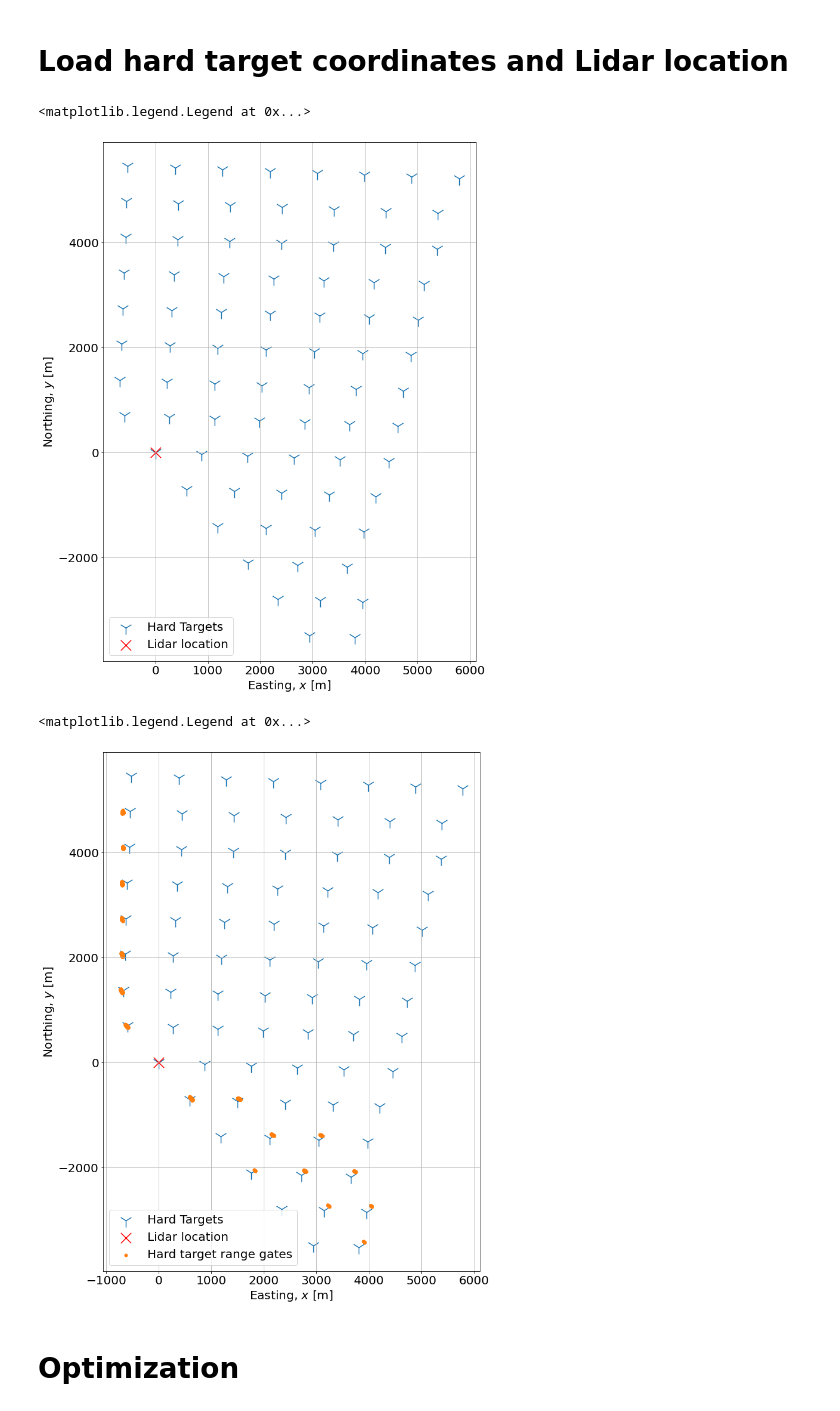
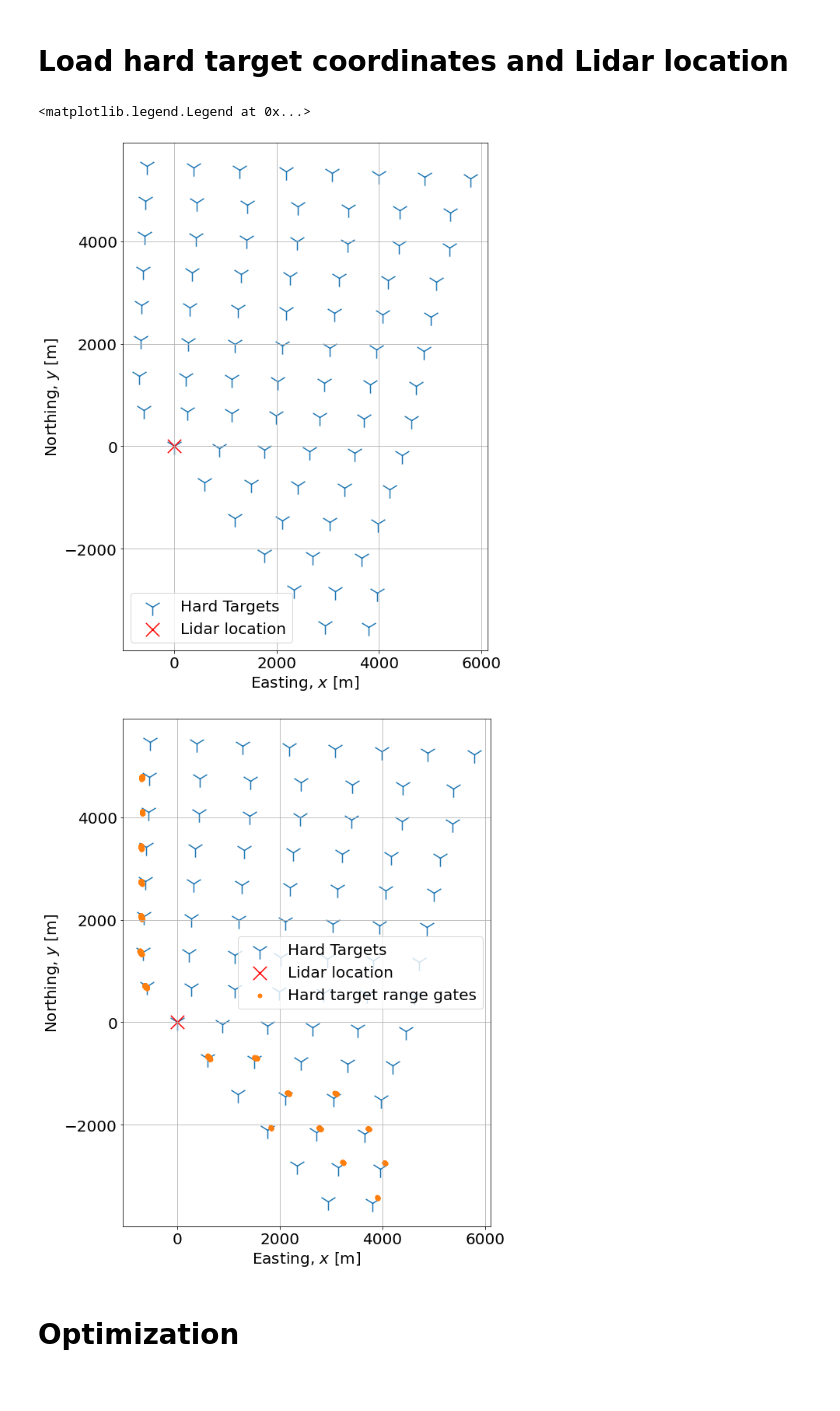
Before and after one commit to AndreasRott/Alignment_of_scanning_lidars_in_offshore_wind_farms, a Jupyter notebook: HT/Hard_Targeting.ipynb, the cells around one changed output. Saved outputs shown, nothing was run; the diff lists cells and outputs as text; code cells hidden in the pictures.

```diff
--- a/HT/Hard_Targeting.ipynb
+++ b/HT/Hard_Targeting.ipynb
@@ -23,35 +28,34 @@ import matplotlib.pyplot as plt
 from scipy.optimize import minimize
 from mpl_toolkits.axes_grid1.inset_locator import zoomed_inset_axes,mark_inset
 from scipy import signal
+# %%
+HardTargets_file_path = "https://sandbox.zenodo.org/record/954727/files/HardTargets_GTI.csv"
+HardTarget_Scan_path = "https://sandbox.zenodo.org/record/955805/files/HT_scans_GTI.zip"
 # %% [markdown]
 # Load hard target coordinates and Lidar location
 # %%
 # Load Turbine Coordinates
-
 ## Choose your file containing hard target cartesian coordinates here, unit: [m]
 ## please make sure that the columns of the coordinates are named 'x' and 'y'
 
+HardTargets = pd.read_csv(HardTargets_file_path,index_col=0)
 
-HardTargets = pd.read_csv('data/HardTargets_GTI.csv',index_col=0)
+## Set the location of your Lidar here using the cartesian coordinate system. In this example case the turbine was located at the Turbine 58 i.e. x=HardTargets.x[57], y = HardTargets.y[57].
 
-## Set the location of your Lidar here using the cartesian coordinate system. Just change the numbers below.
-
-
-LidarLocation = pd.DataFrame({'x':HardTargets.x[57], 'y':HardTargets.y[57]}, index=[1])
+LidarLocation = pd.DataFrame({'x':HardTargets.x[57], 'y':HardTargets.y[57]}, index=[0])
 
 ## Set the initial guess for your lidar orientation (deviation from North direction clockwise)
-
 
 initial_guess_Lidar_orientation = 170
 
 ## Set the location of your lidar data here. The columns 'cnr', 'range' and 'azi' are used. Please make sure that all scans were performed with a scanning elevation of 0 deg.
 
-Lidar = pd.read_pickle('data/SSL_scans_GTI.pickle')
+Lidar = pd.read_pickle(HardTarget_Scan_path)
 
 # Plot Hard targets and lidar locations
 fontsize = 20 # set fontsize for plot
-fig,ax = plt.subplots(figsize=(16,16))
-ax.scatter(HardTargets.x-LidarLocation.x.values,HardTargets.y-LidarLocation.y.values, s=500, marker='1', label='Hard Targets')
+fig,ax = plt.subplots(figsize=(12,12))
+ax.scatter(HardTargets.x-LidarLocation.x[0],HardTargets.y-LidarLocation.y[0], s=500, marker='1', label='Hard Targets')
 ax.scatter(0,0, c='r', s=300, marker='x', label='Lidar location')
 ax.set_aspect('equal')
 ax.set_xlabel('Easting, $x\ [\mathrm{m}]$', fontsize=fontsize)
@@ -61,42 +65,39 @@ ax.grid(True)
 ax.legend(fontsize=fontsize)
 # %% [output]
 <matplotlib.legend.Legend at 0x...>
-[figure, old version]
+[figure, new version]
 # %%
 # Identify Hard Targets in lidar data via a cnr threshold
 # Transform azi and range to x and y with initial guess of the misalignment
 
 Lidar['x'] = np.sin((Lidar.azi+initial_guess_Lidar_orientation)*np.pi/180)*Lidar.range
 Lidar['y'] = np.cos((Lidar.azi+initial_guess_Lidar_orientation)*np.pi/180)*Lidar.range
 
 ## Select hard targets by cnr threshold. As in the example below you can choose the threshold for different range intervals separately, if needed for close and distant hard targets in one run
 # id_ht = ((Lidar.cnr>5) & (Lidar.range <=4000)) | ((Lidar.cnr>-5) & (Lidar.range >4000) & (Lidar.range <=9000))
 id_ht = (Lidar.cnr>5) & (Lidar.range <7000) &(Lidar.y>-7/6*Lidar.x-200)
 
-
-
-
 # If needed, you can separate non fixed hard targets like ships manually here. Further you can exclude data in sectors or ranges. Just exclude them from the boolian variable id_ht.
 # Example:
 # id_ht = id_ht & (Lidar.y>0)
 # id_ht = id_ht & (Lidar.y<0)
 # id_ht = id_ht & (Lidar.range<1000)
 
 # Plot hard target range gates with initial guess over the turbines
-fig,ax = plt.subplots(figsize=(16,16))
-ax.scatter(HardTargets.x-LidarLocation.x.values,HardTargets.y-LidarLocation.y.values, s=500, marker='1', label='Hard Targets')
+fig,ax = plt.subplots(figsize=(12,12))
+ax.scatter(HardTargets.x-LidarLocation.x[0],HardTargets.y-LidarLocation.y[0], s=500, marker='1', label='Hard Targets')
 ax.scatter(0,0, c='r', s=300, marker='x', label='Lidar location')
 ax.scatter(Lidar[id_ht].x, Lidar[id_ht].y, c='C1', s=25, marker='o', zorder=1, label='Hard target range gates')
 
 ax.set_aspect('equal')
 ax.set_xlabel('Easting, $x\ [\mathrm{m}]$', fontsize=fontsize)
 ax.set_ylabel('Northing, $y\ [\mathrm{m}]$', fontsize=fontsize)
 ax.tick_params(axis='both', which='major', labelsize=fontsize)
 ax.grid(True)
 ax.legend(fontsize=fontsize)
+plt.show()
 # %% [output]
-<matplotlib.legend.Legend at 0x...>
-[figure, old version]
+[figure, new version]
 # %% [markdown]
 # Optimization
 # %%
```
Also changed, not shown: parts of 3 cells of this notebook.
